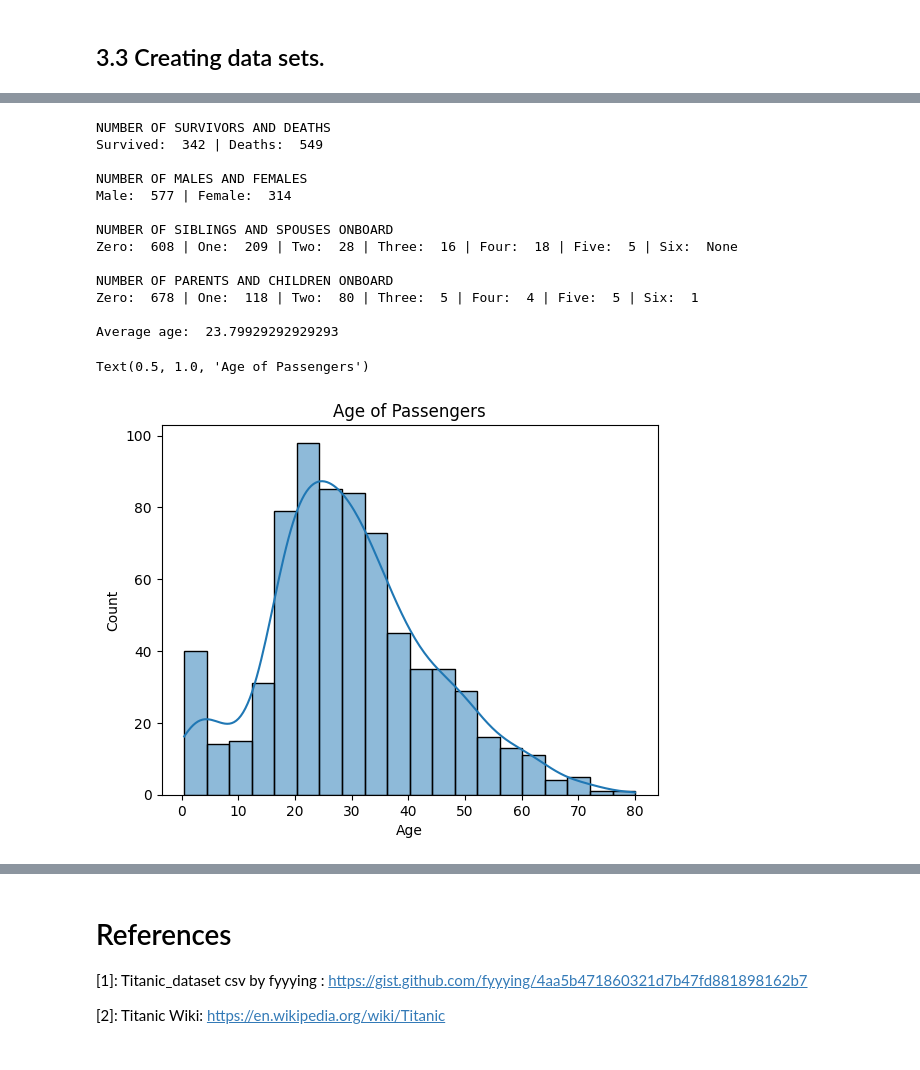
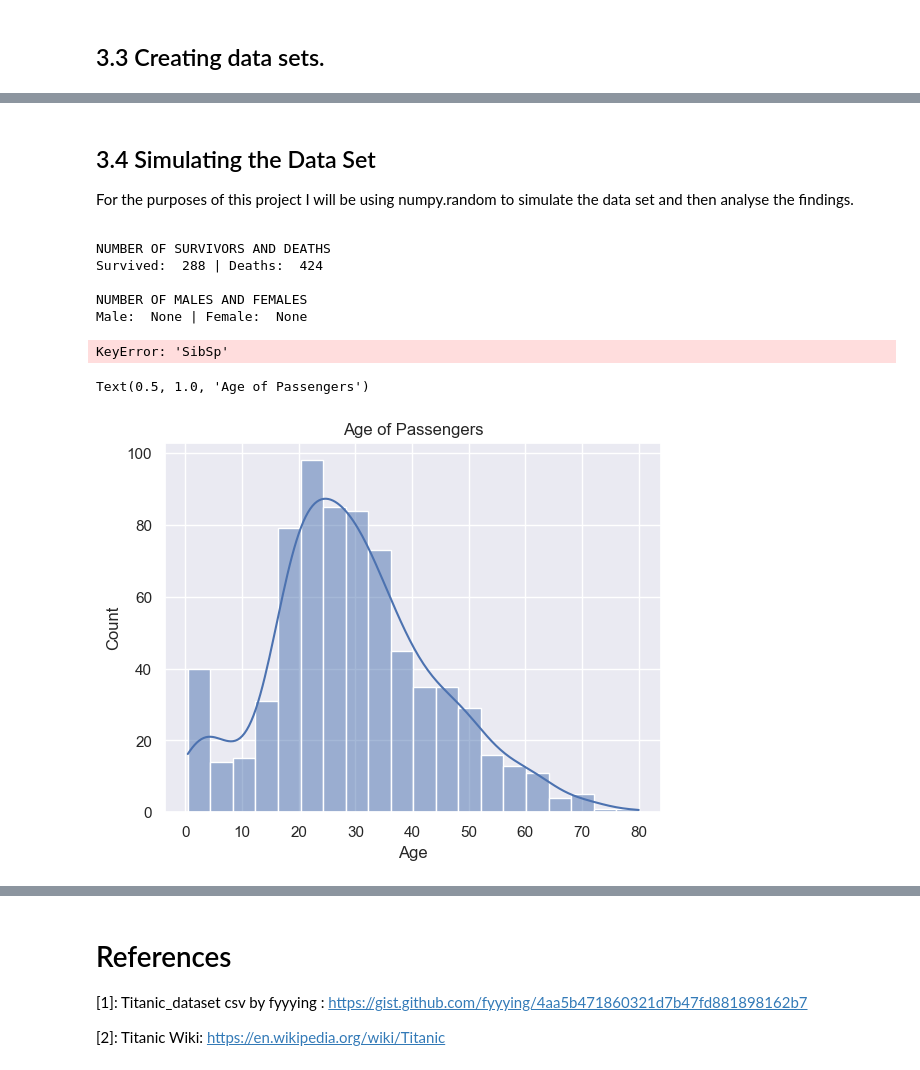
Before and after one commit to StephenCaulfield/Programming-for-Data-Analytics, a Jupyter notebook: PFDAproject.ipynb, the cells around one changed output, grey strips where cells are left out. Cells and saved outputs as stored; diff of their text form; code cells hidden in the pictures.

```diff
--- a/PFDAproject.ipynb
+++ b/PFDAproject.ipynb
@@ -160,6 +165,6 @@ This table contains many elements that are not need as described above in sectio
 # %%
 #Recreates the table passengers but removes the specified columns
-passengers = passengers.drop(["PassengerId", "Name", "Ticket", "Fare", "Cabin"], axis = 1)
-
-passengers
+df = passengers.drop(["PassengerId", "Name", "Ticket", "Fare", "Cabin", "SibSp", "Parch"], axis = 1)
+print("Columns of set with correlative factors.")
+df
 # %% [output]
@@ -178,0 +189,12 @@ passengers
+# %%
+df = df.rename(columns = {
+    "Pclass" : 'Class'
+})
+df['Embarked'].loc[(df['Embarked'] == 'S')] = 1
+df['Embarked'].loc[(df['Embarked'] == 'C')] = 2
+df['Embarked'].loc[(df['Embarked'] == 'Q')] = 3
+df['Sex'].loc[(df['Sex'] == 'male')] = int(1)
+df['Sex'].loc[(df['Sex'] == 'female')] = int(0)
+df['Sex'] = df['Sex'].convert_dtypes('int32')
+df['Embarked'] = df['Embarked'].convert_dtypes('int32')
+df
@@ -178,0 +244,3 @@ passengers
+# %%
+df.dropna(inplace = True)
+df.describe()
@@ -179,46 +257,42 @@ passengers
+# %% [markdown]
+## 3.4 Simulating the Data Set
+<p> For the purposes of this project I will be using numpy.random to simulate the data set and then analyse the findings.<p>
 # %%
 #Total number of survivors and deaths.
-survivors = pd.Series(passengers["Survived"]).value_counts()
+survivors = pd.Series(df["Survived"]).value_counts()
 print("NUMBER OF SURVIVORS AND DEATHS")
 print("Survived: ", survivors.get(1), "| Deaths: ", survivors.get(0),"\n")
 
 #Total number of Male and Female Passengers.
-sex = pd.Series(passengers["Sex"]).value_counts()
+sex = pd.Series(df["Sex"]).value_counts()
 print("NUMBER OF MALES AND FEMALES")
 print("Male: ", sex.get("male"), "| Female: ", sex.get("female"),"\n")
 
 #Number of people with x siblings and spouses.
-SibSp = pd.Series(passengers["SibSp"]).value_counts()
+SibSp = pd.Series(df["SibSp"]).value_counts()
 print("NUMBER OF SIBLINGS AND SPOUSES ONBOARD")
 print("Zero: ", SibSp.get(0), "| One: ", SibSp.get(1) , "| Two: ", SibSp.get(2), "| Three: ", SibSp.get(3), "| Four: ", SibSp.get(4), "| Five: ", SibSp.get(5), "| Six: ", SibSp.get(6),"\n"
 )
 
 #Number of people with x siblings and spouses.
-Parch = pd.Series(passengers["Parch"]).value_counts()
+Parch = pd.Series(df["Parch"]).value_counts()
 print("NUMBER OF PARENTS AND CHILDREN ONBOARD")
 print("Zero: ", Parch.get(0), "| One: ", Parch.get(1) , "| Two: ", Parch.get(2), "| Three: ", Parch.get(3), "| Four: ", Parch.get(4), "| Five: ", Parch.get(5), "| Six: ", Parch.get(6),"\n")
 
 #Average Age of all passengers.
-avg_age = passengers["Age"].sum()/len(passengers["Age"])
+avg_age = df["Age"].sum()/len(df["Age"])
 print("Average age: ", avg_age)
 # %% [output]
 NUMBER OF SURVIVORS AND DEATHS
-Survived:  342 | Deaths:  549
+Survived:  288 | Deaths:  424
 
 NUMBER OF MALES AND FEMALES
-Male:  577 | Female:  314
-
-NUMBER OF SIBLINGS AND SPOUSES ONBOARD
-Zero:  608 | One:  209 | Two:  28 | Three:  16 | Four:  18 | Five:  5 | Six:  None
-
-NUMBER OF PARENTS AND CHILDREN ONBOARD
-Zero:  678 | One:  118 | Two:  80 | Three:  5 | Four:  4 | Five:  5 | Six:  1
-
-Average age:  23.79929292929293
+Male:  None | Female:  None
+KeyError: 'SibSp'
 # %%
-age_totals = passengers["Age"].value_counts()
-sns.histplot(data = passengers["Age"], kde = True)
+age_totals = df["Age"].value_counts()
+sns.histplot(data = df["Age"], kde = True)
 plt.title("Age of Passengers")
 # %% [output]
 Text(0.5, 1.0, 'Age of Passengers')
-[figure, old version]
+[figure, new version]
```
Also changed, not shown: parts of 19 cells of this notebook.
